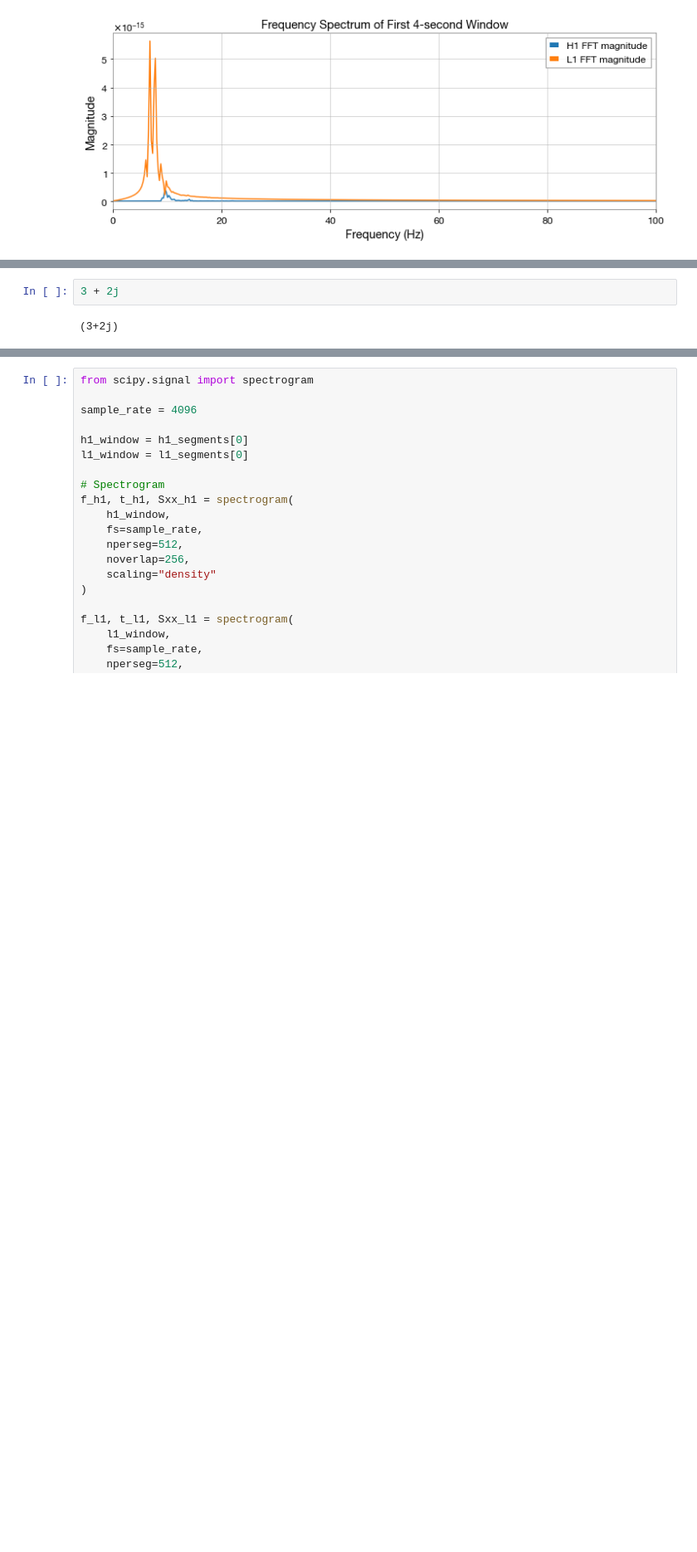
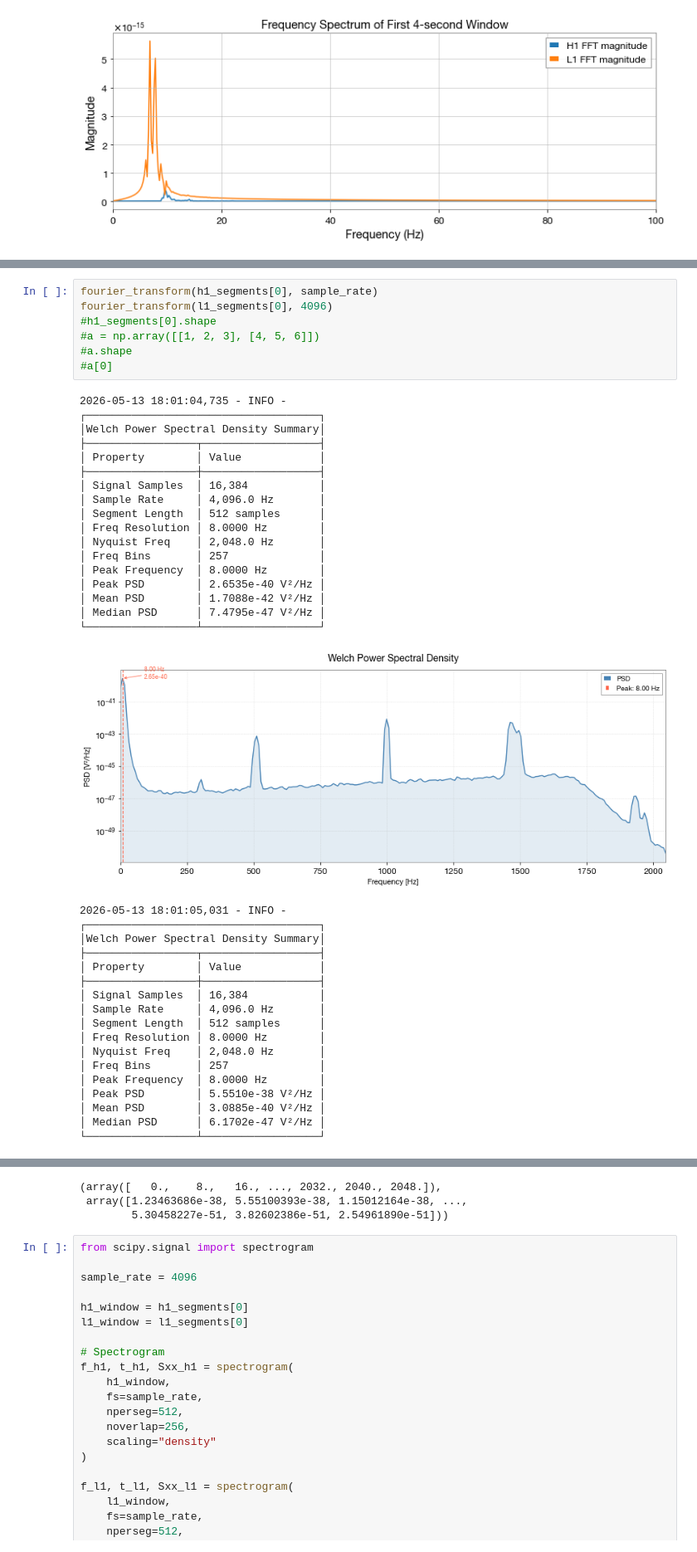
Before and after one commit to alilordifar/gravitational-wave-ml-pipeline, a Jupyter notebook: notebooks/LIGO.ipynb, the cells around one changed output, grey strips where cells are left out. Shown at 83% size. Cells and saved outputs as stored; diff of their text form; blank space fills up the shorter version.

```diff
--- a/notebooks/LIGO.ipynb
+++ b/notebooks/LIGO.ipynb
@@ -160,4 +221,43 @@ plt.show()
 # %%
-3 + 2j
+fourier_transform(h1_segments[0], sample_rate)
+fourier_transform(l1_segments[0], 4096)
+#h1_segments[0].shape
+#a = np.array([[1, 2, 3], [4, 5, 6]])
+#a.shape
+#a[0]
 # %% [output]
-(3+2j)
+2026-05-13 18:01:04,735 - INFO -
+┌────────────────────────────────────┐
+│Welch Power Spectral Density Summary│
+├─────────────────┬──────────────────┤
+│ Property        │ Value            │
+├─────────────────┼──────────────────┤
+│ Signal Samples  │ 16,384           │
+│ Sample Rate     │ 4,096.0 Hz       │
+│ Segment Length  │ 512 samples      │
+│ Freq Resolution │ 8.0000 Hz        │
+│ Nyquist Freq    │ 2,048.0 Hz       │
+│ Freq Bins       │ 257              │
+│ Peak Frequency  │ 8.0000 Hz        │
+│ Peak PSD        │ 2.6535e-40 V²/Hz │
+│ Mean PSD        │ 1.7088e-42 V²/Hz │
+│ Median PSD      │ 7.4795e-47 V²/Hz │
+└─────────────────┴──────────────────┘
+[figure, added]
+2026-05-13 18:01:05,031 - INFO -
+┌────────────────────────────────────┐
+│Welch Power Spectral Density Summary│
+├─────────────────┬──────────────────┤
+│ Property        │ Value            │
+├─────────────────┼──────────────────┤
+│ Signal Samples  │ 16,384           │
+│ Sample Rate     │ 4,096.0 Hz       │
+│ Segment Length  │ 512 samples      │
+│ Freq Resolution │ 8.0000 Hz        │
+│ Nyquist Freq    │ 2,048.0 Hz       │
+│ Freq Bins       │ 257              │
+│ Peak Frequency  │ 8.0000 Hz        │
+│ Peak PSD        │ 5.5510e-38 V²/Hz │
+│ Mean PSD        │ 3.0885e-40 V²/Hz │
+│ Median PSD      │ 6.1702e-47 V²/Hz │
+└─────────────────┴──────────────────┘
@@ -164,3 +265,6 @@ plt.show()
+(array([   0.,    8.,   16., ..., 2032., 2040., 2048.]),
+ array([1.23463686e-38, 5.55100393e-38, 1.15012164e-38, ...,
+        5.30458227e-51, 3.82602386e-51, 2.54961890e-51]))
 # %%
 from scipy.signal import spectrogram
 
```
Also changed, not shown: parts of 10 cells of this notebook, 1 other file.
